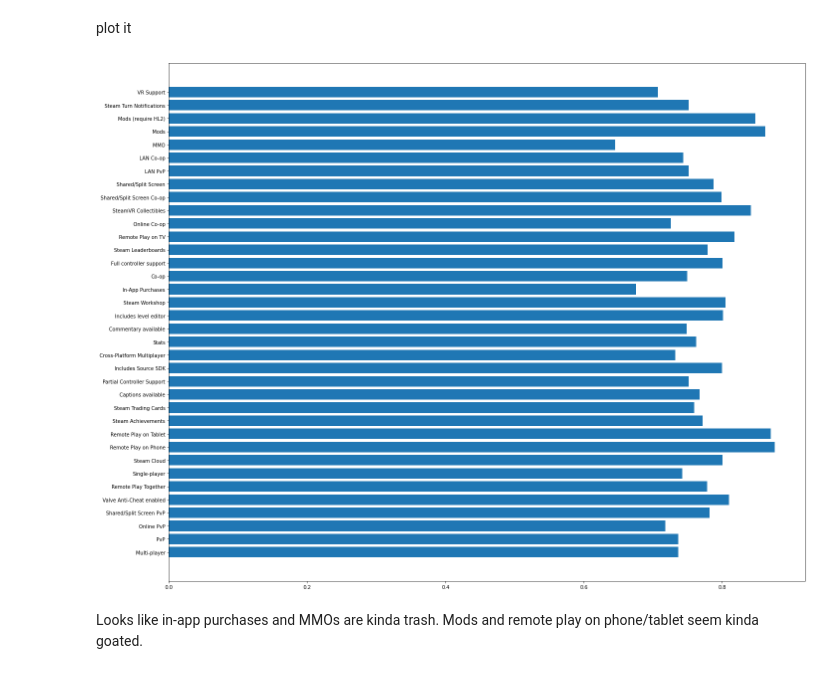
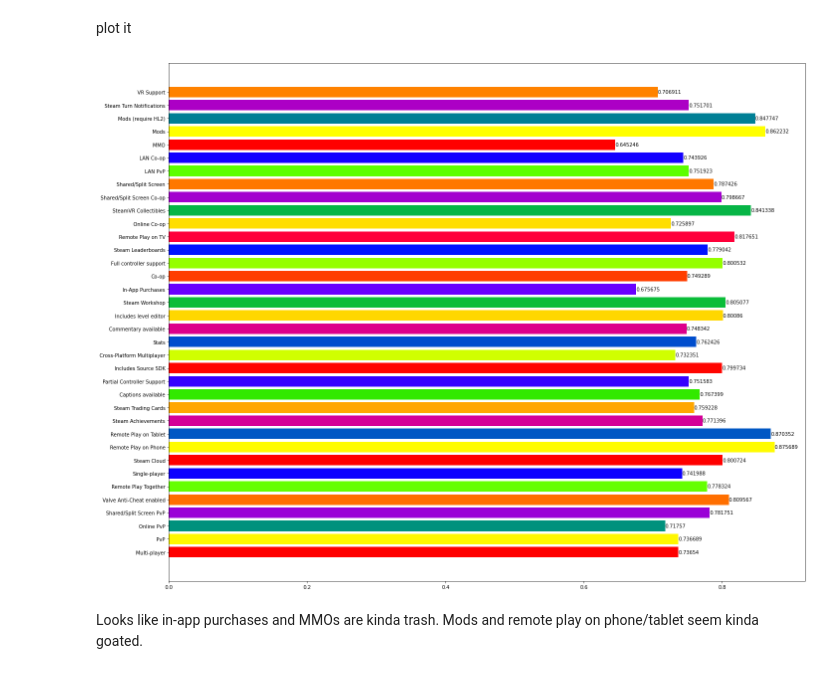
Before and after one commit to PokoNut/CMSC320FinalProject, a Jupyter notebook: final.ipynb, the cells around one changed output. Cells and saved outputs as stored; diff of their text form; code cells hidden in the pictures.

Commit message:
Improved bar plots
Bar plots now are labeled with values and are multicolored for easier viewing. Coloring could be changed to something more pleasant to view now that the bars have labels.

```diff
--- a/final.ipynb
+++ b/final.ipynb
@@ -348,0 +341,15 @@ pass
+# %%
+from matplotlib import cm
+
+fig, ax = plt.subplots(figsize=(20,15))
+
+
+bars = []
+for i in range(0, len(genre_names)):
+    bars.append(ax.barh(genre_names[i], genre_avg_prop[i], color=cm.prism(1.*i/len(genre_names))))
+
+for bar in bars:
+    ax.bar_label(bar)
+
+fig.tight_layout()
+pass
@@ -381,10 +390,17 @@ cat_avg_prop = [total / count for total, count in zip(cat_sum_prop, cat_count)]
 plot it
 # %%
 fig, ax = plt.subplots(figsize=(20,15))
-ax.barh(cat_names, cat_avg_prop)
+
+bars = []
+for i in range(0, len(cat_names)):
+    bars.append(ax.barh(cat_names[i], cat_avg_prop[i], color=cm.prism(1.*i/len(cat_names))))
+
+for bar in bars:
+    ax.bar_label(bar)
+
 fig.tight_layout()
 pass
 # %% [output]
-[figure, old version]
+[figure, new version]
 # %% [markdown]
 Looks like in-app purchases and MMOs are kinda trash. Mods and remote play on phone/tablet seem kinda goated.
```
Also changed, not shown: parts of 12 cells of this notebook.
